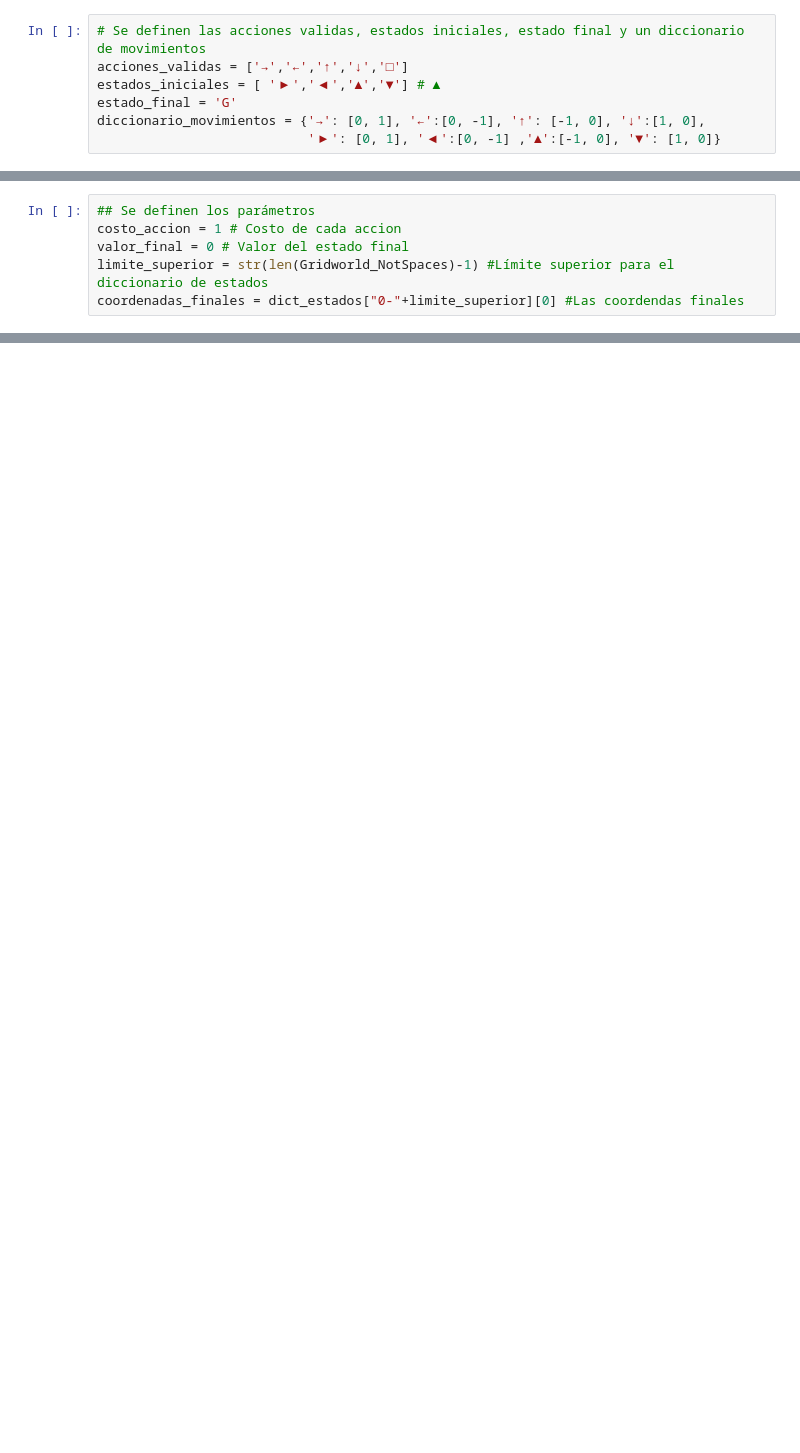
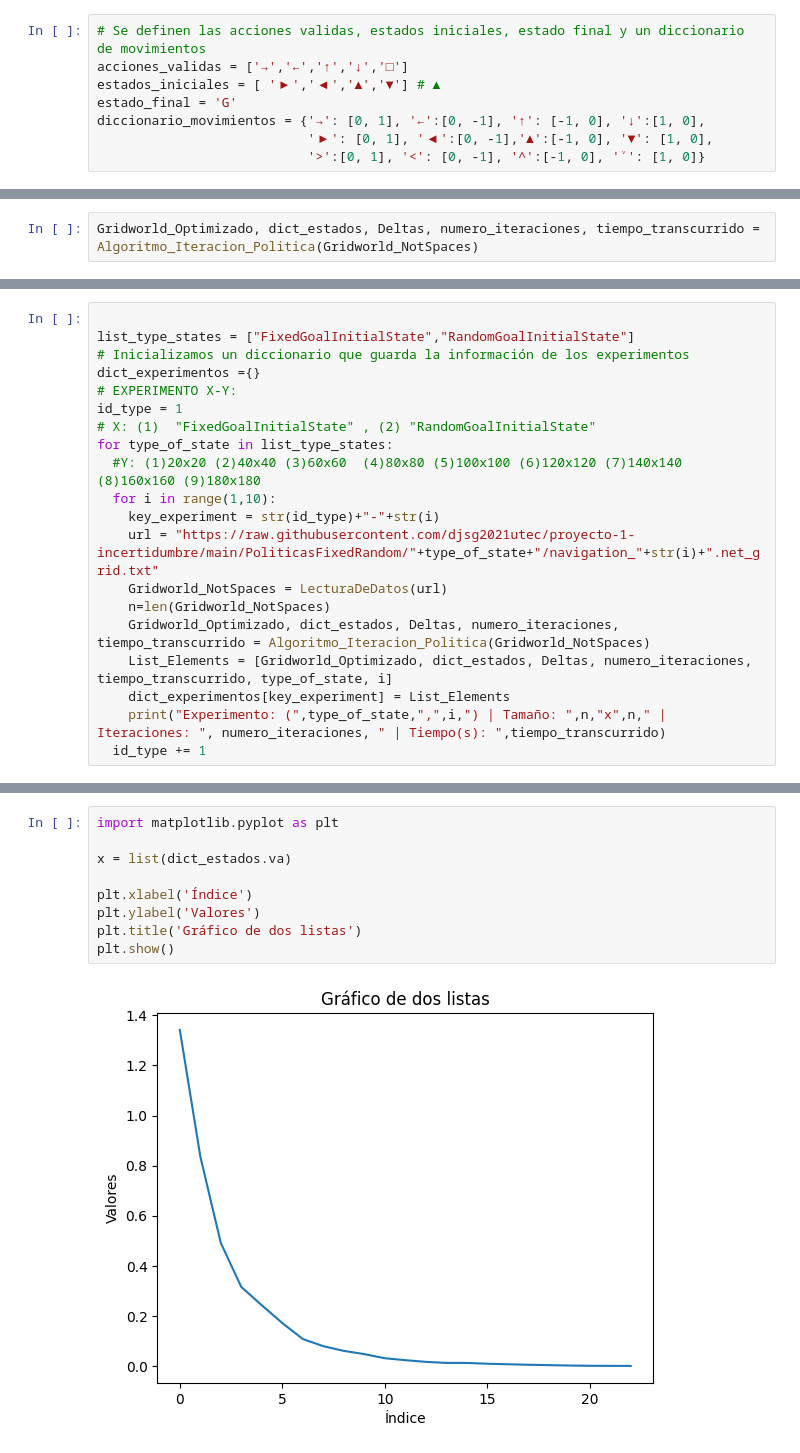
Before and after one commit to djsg2021utec/proyecto-1-incertidumbre, a Jupyter notebook: Algoritmo_Iteracion_de_Politica.ipynb, the cells around one changed output, grey strips where cells are left out. Cells and saved outputs as stored; diff of their text form; blank space fills up the shorter version.

```diff
--- a/Algoritmo_Iteracion_de_Politica.ipynb
+++ b/Algoritmo_Iteracion_de_Politica.ipynb
@@ -78,4 +92,5 @@ acciones_validas = ['→','←','↑','↓','□']
 estados_iniciales = [ '▶','◀','▲','▼'] # ▲
 estado_final = 'G'
 diccionario_movimientos = {'→': [0, 1], '←':[0, -1], '↑': [-1, 0], '↓':[1, 0],
-                           '▶': [0, 1], '◀':[0, -1] ,'▲':[-1, 0], '▼': [1, 0]}
+                           '▶': [0, 1], '◀':[0, -1],'▲':[-1, 0], '▼': [1, 0],
+                           '>':[0, 1], '<': [0, -1], '^':[-1, 0], '˅': [1, 0]}
@@ -217,6 +248,0 @@ dict_estados = construir_diccionario(Gridworld_NotSpaces)
-# %%
-## Se definen los parámetros
-costo_accion = 1 # Costo de cada accion
-valor_final = 0 # Valor del estado final
-limite_superior = str(len(Gridworld_NotSpaces)-1) #Límite superior para el diccionario de estados
-coordenadas_finales = dict_estados["0-"+limite_superior][0] #Las coordendas finales
@@ -324,0 +385,2 @@ Tiempo transcurrido: 0.08129715919494629 segundos | Número de interaciones:  4
+# %%
+Gridworld_Optimizado, dict_estados, Deltas, numero_iteraciones, tiempo_transcurrido = Algoritmo_Iteracion_Politica(Gridworld_NotSpaces)
@@ -373,0 +430,20 @@ for row in Gridworld_Optimizado:
+# %%
+
+list_type_states = ["FixedGoalInitialState","RandomGoalInitialState"]
+# Inicializamos un diccionario que guarda la información de los experimentos
+dict_experimentos ={}
+# EXPERIMENTO X-Y:
+id_type = 1
+# X: (1)  "FixedGoalInitialState" , (2) "RandomGoalInitialState"
+for type_of_state in list_type_states:
+  #Y: (1)20x20 (2)40x40 (3)60x60  (4)80x80 (5)100x100 (6)120x120 (7)140x140 (8)160x160 (9)180x180
+  for i in range(1,10):
+    key_experiment = str(id_type)+"-"+str(i)
+    url = "https://raw.githubusercontent.com/djsg2021utec/proyecto-1-incertidumbre/main/PoliticasFixedRandom/"+type_of_state+"/navigation_"+str(i)+".net_grid.txt"
+    Gridworld_NotSpaces = LecturaDeDatos(url)
+    n=len(Gridworld_NotSpaces)
+    Gridworld_Optimizado, dict_estados, Deltas, numero_iteraciones, tiempo_transcurrido = Algoritmo_Iteracion_Politica(Gridworld_NotSpaces)
+    List_Elements = [Gridworld_Optimizado, dict_estados, Deltas, numero_iteraciones, tiempo_transcurrido, type_of_state, i]
+    dict_experimentos[key_experiment] = List_Elements
+    print("Experimento: (",type_of_state,",",i,") | Tamaño: ",n,"x",n," | Iteraciones: ", numero_iteraciones, " | Tiempo(s): ",tiempo_transcurrido)
+  id_type += 1
@@ -373,0 +468,11 @@ for row in Gridworld_Optimizado:
+# %%
+import matplotlib.pyplot as plt
+
+x = list(dict_estados.va)
+
+plt.xlabel('Índice')
+plt.ylabel('Valores')
+plt.title('Gráfico de dos listas')
+plt.show()
+# %% [output]
+[figure, added]
```
Also changed, not shown: parts of 23 cells of this notebook.
